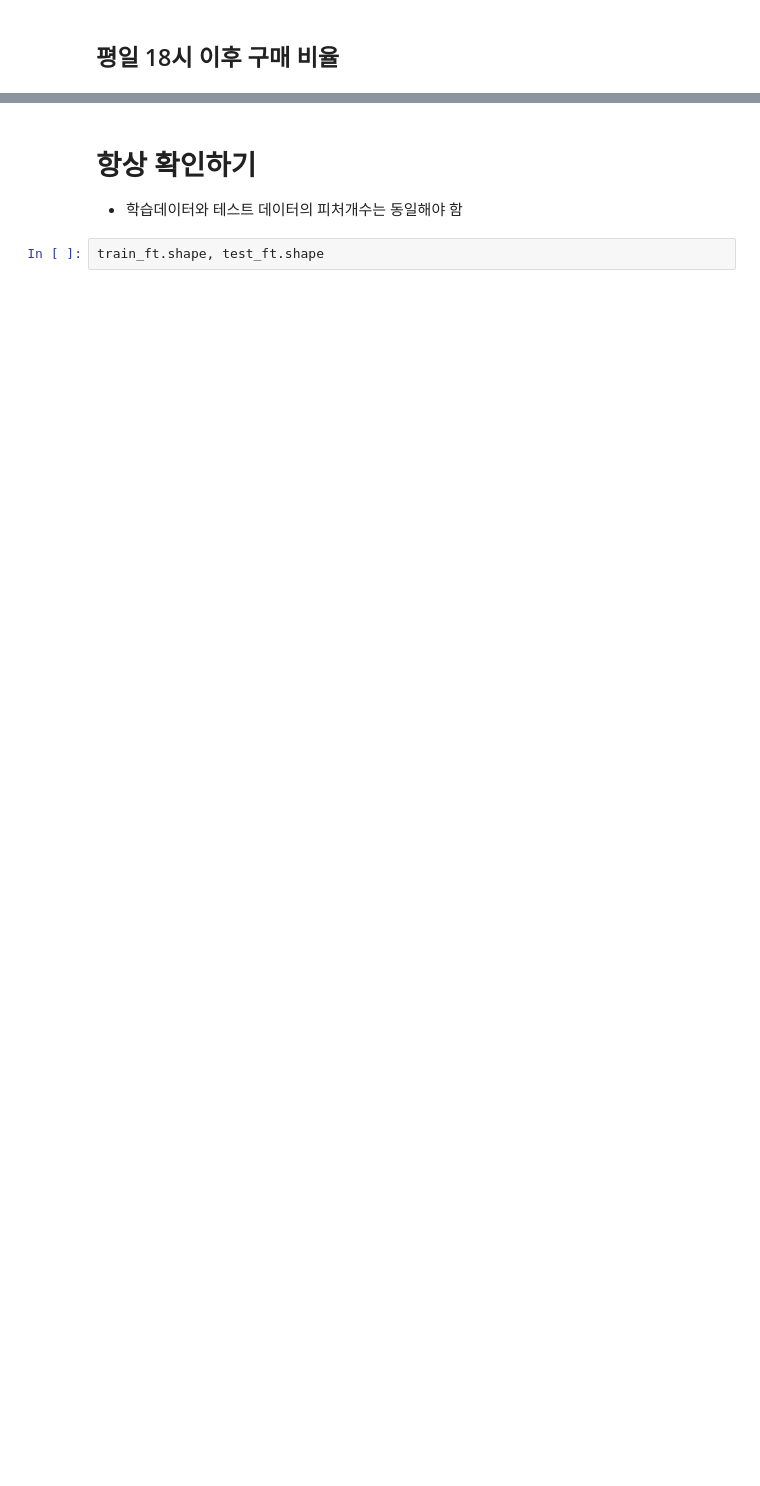
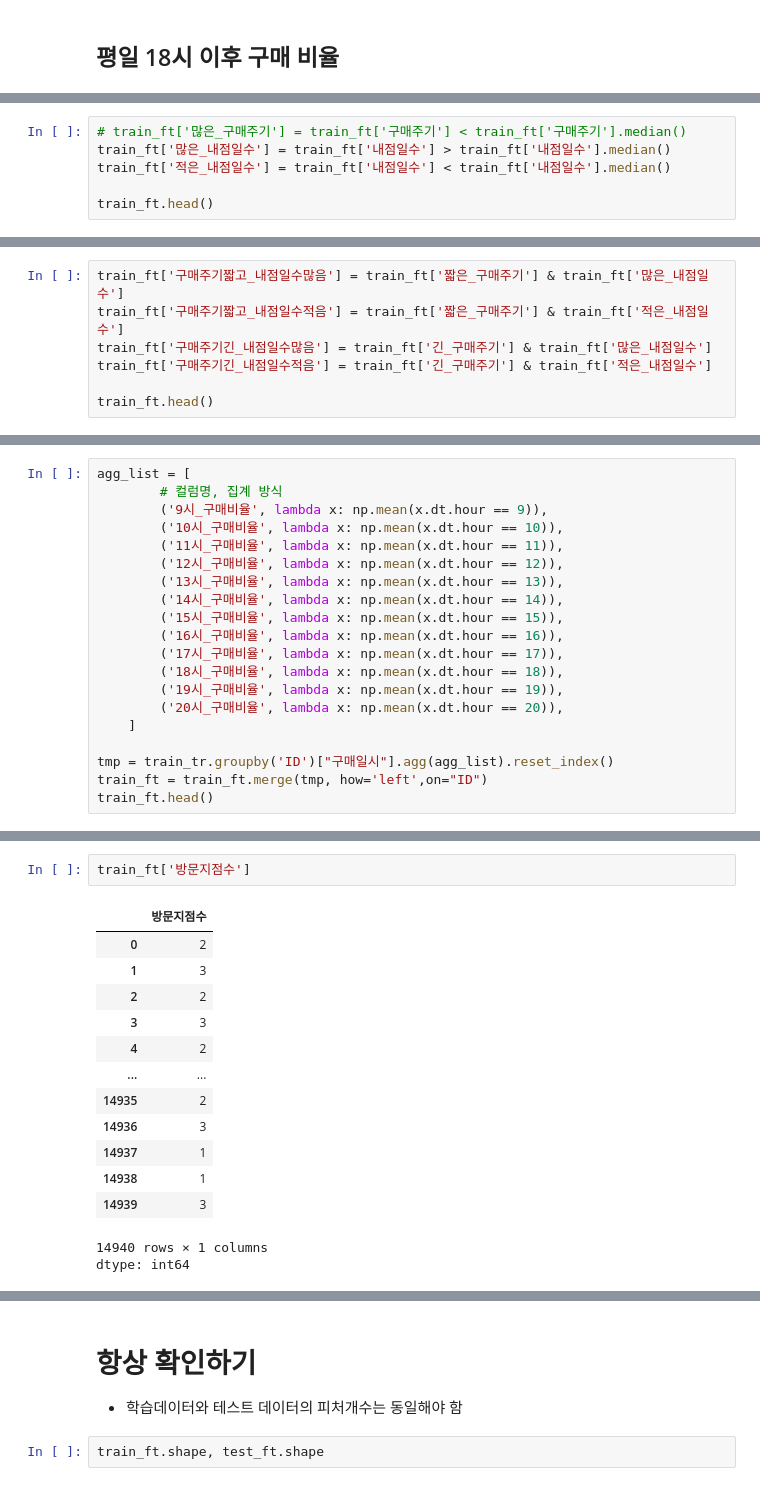
Before and after one commit to Kim-Yiji/FINAL-project, a Jupyter notebook: 특성추출_베이스라인코드_이희원.ipynb, the cells around one changed output, grey strips where cells are left out. Saved outputs shown, nothing was run; the diff lists cells and outputs as text; blank space fills up the shorter version.

```diff
--- a/특성추출_베이스라인코드_이희원.ipynb
+++ b/특성추출_베이스라인코드_이희원.ipynb
@@ -798,0 +861,6 @@ dtype: bool
+# %%
+# train_ft['많은_구매주기'] = train_ft['구매주기'] < train_ft['구매주기'].median()
+train_ft['많은_내점일수'] = train_ft['내점일수'] > train_ft['내점일수'].median()
+train_ft['적은_내점일수'] = train_ft['내점일수'] < train_ft['내점일수'].median()
+
+train_ft.head()
@@ -798,0 +875,7 @@ dtype: bool
+# %%
+train_ft['구매주기짧고_내점일수많음'] = train_ft['짧은_구매주기'] & train_ft['많은_내점일수']
+train_ft['구매주기짧고_내점일수적음'] = train_ft['짧은_구매주기'] & train_ft['적은_내점일수']
+train_ft['구매주기긴_내점일수많음'] = train_ft['긴_구매주기'] & train_ft['많은_내점일수']
+train_ft['구매주기긴_내점일수적음'] = train_ft['긴_구매주기'] & train_ft['적은_내점일수']
+
+train_ft.head()
@@ -798,0 +927,20 @@ dtype: bool
+# %%
+agg_list = [
+        # 컬럼명, 집계 방식
+        ('9시_구매비율', lambda x: np.mean(x.dt.hour == 9)),
+        ('10시_구매비율', lambda x: np.mean(x.dt.hour == 10)),
+        ('11시_구매비율', lambda x: np.mean(x.dt.hour == 11)),
+        ('12시_구매비율', lambda x: np.mean(x.dt.hour == 12)),
+        ('13시_구매비율', lambda x: np.mean(x.dt.hour == 13)),
+        ('14시_구매비율', lambda x: np.mean(x.dt.hour == 14)),
+        ('15시_구매비율', lambda x: np.mean(x.dt.hour == 15)),
+        ('16시_구매비율', lambda x: np.mean(x.dt.hour == 16)),
+        ('17시_구매비율', lambda x: np.mean(x.dt.hour == 17)),
+        ('18시_구매비율', lambda x: np.mean(x.dt.hour == 18)),
+        ('19시_구매비율', lambda x: np.mean(x.dt.hour == 19)),
+        ('20시_구매비율', lambda x: np.mean(x.dt.hour == 20)),
+    ]
+
+tmp = train_tr.groupby('ID')["구매일시"].agg(agg_list).reset_index()
+train_ft = train_ft.merge(tmp, how='left',on="ID")
+train_ft.head()
@@ -798,0 +969,17 @@ dtype: bool
+# %%
+train_ft['방문지점수']
+# %% [output]
+|  | 방문지점수 |
+| 0 | 2 |
+| 1 | 3 |
+| 2 | 2 |
+| 3 | 3 |
+| 4 | 2 |
+| ... | ... |
+| 14935 | 2 |
+| 14936 | 3 |
+| 14937 | 1 |
+| 14938 | 1 |
+| 14939 | 3 |
+14940 rows × 1 columns
+dtype: int64
```
Also changed, not shown: parts of 55 cells of this notebook.
